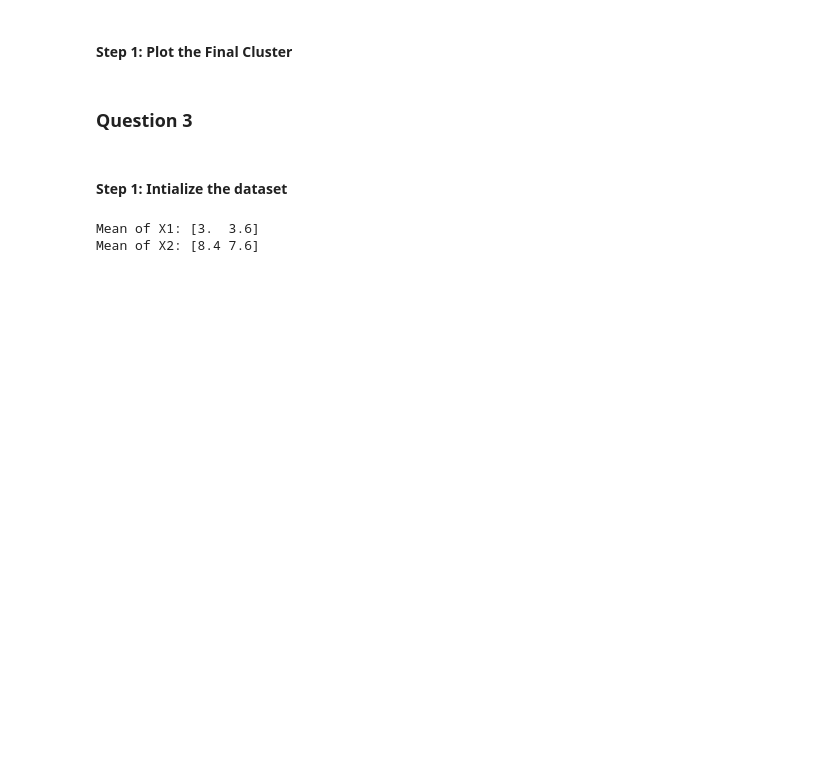
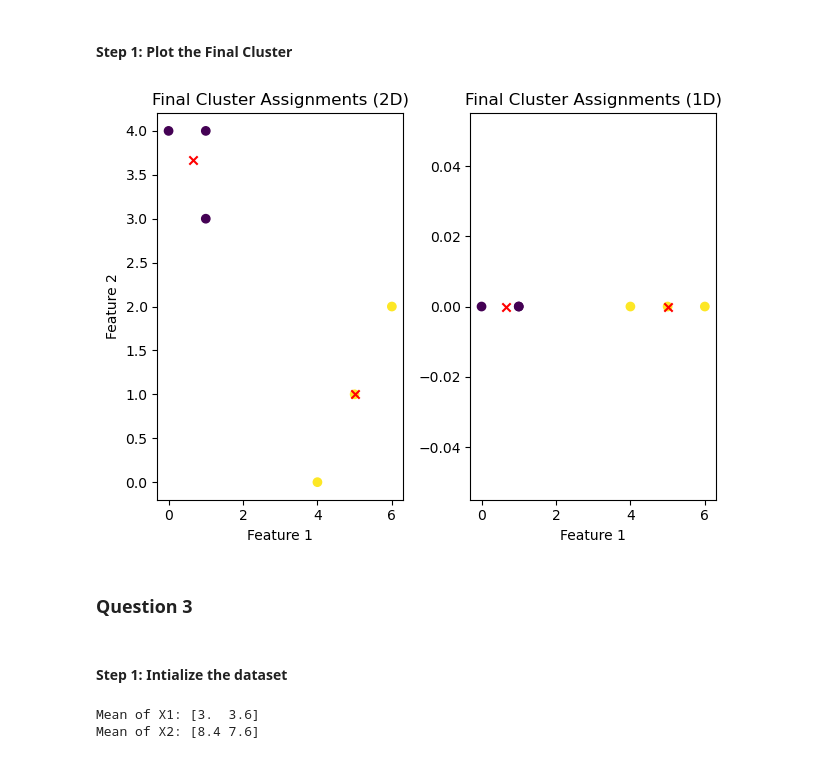
Before and after one commit to Nitin-Mane/CS550-Machine-Learning-Assignment, a Jupyter notebook: Assignment_03/NitinMane_M24MT004_Assignment01.ipynb, the cells around one changed output. Saved outputs shown, nothing was run; the diff lists cells and outputs as text; code cells hidden in the pictures; blank space fills up the shorter version.

```diff
--- a/Assignment_03/NitinMane_M24MT004_Assignment01.ipynb
+++ b/Assignment_03/NitinMane_M24MT004_Assignment01.ipynb
@@ -76,3 +82,23 @@ plt.show()
+# %%
+# Plot final clusters
+plt.subplot(1, 2, 1)  # 2D plot of the final clusters
+plt.scatter(data[:, 0], data[:, 1], c=cluster_labels)
+plt.scatter(centroids[:, 0], centroids[:, 1], c='red', marker='x')
+plt.title('Final Cluster Assignments (2D)')
+plt.xlabel('Feature 1')
+plt.ylabel('Feature 2')
+
+plt.subplot(1, 2, 2)  # 1D plot of the final clusters (projected onto x-axis)
+plt.scatter(data[:, 0], np.zeros_like(data[:, 0]), c=cluster_labels)
+plt.scatter(centroids[:, 0], np.zeros_like(centroids[:, 0]), c='red', marker='x')
+plt.title('Final Cluster Assignments (1D)')
+plt.xlabel('Feature 1')
+
+plt.tight_layout()
+plt.savefig('./images/final_clusters_2D_1D.jpg')  # Save the combined 2D and 1D clusters as a JPG file
+plt.show()
+# %% [output]
+[figure, added]
 # %% [markdown]
 ### Question 3
 # %% [markdown]
```
Also changed, not shown: parts of 7 cells of this notebook.
